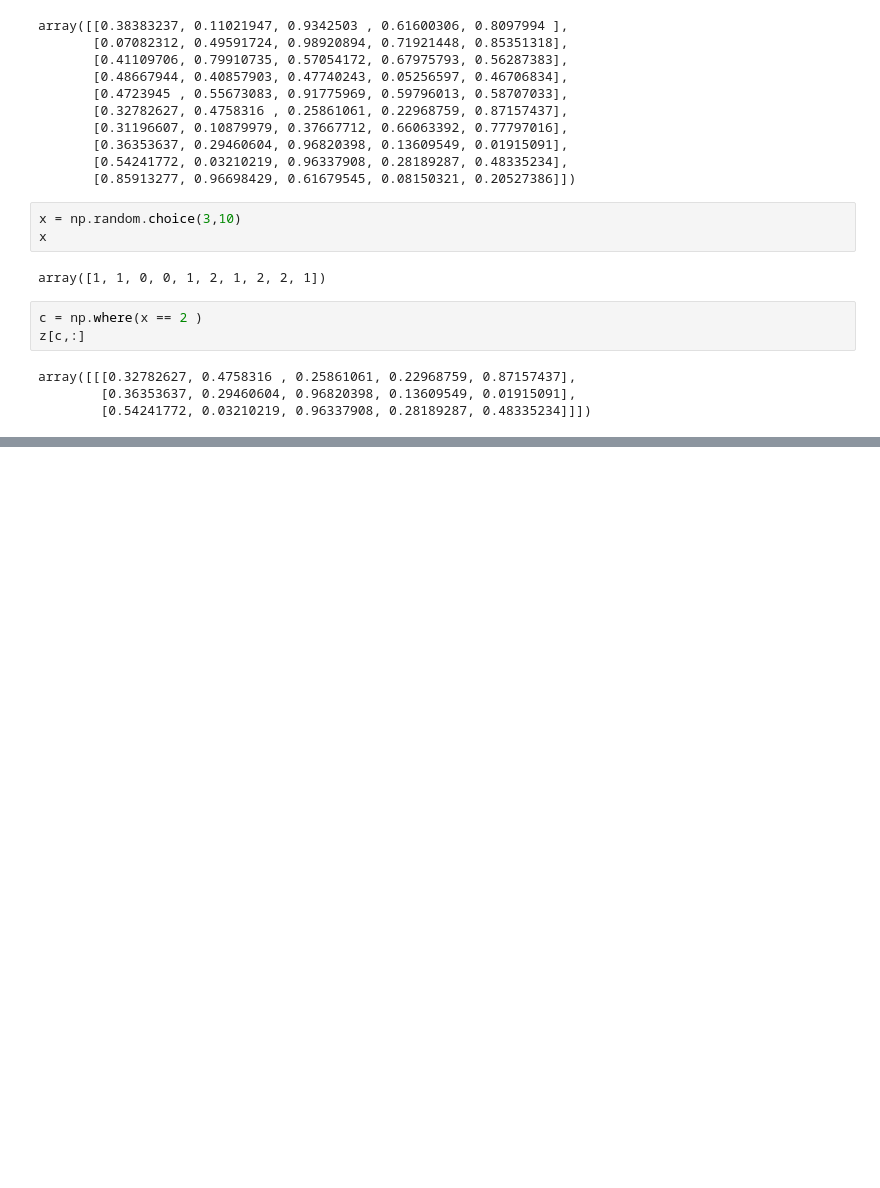
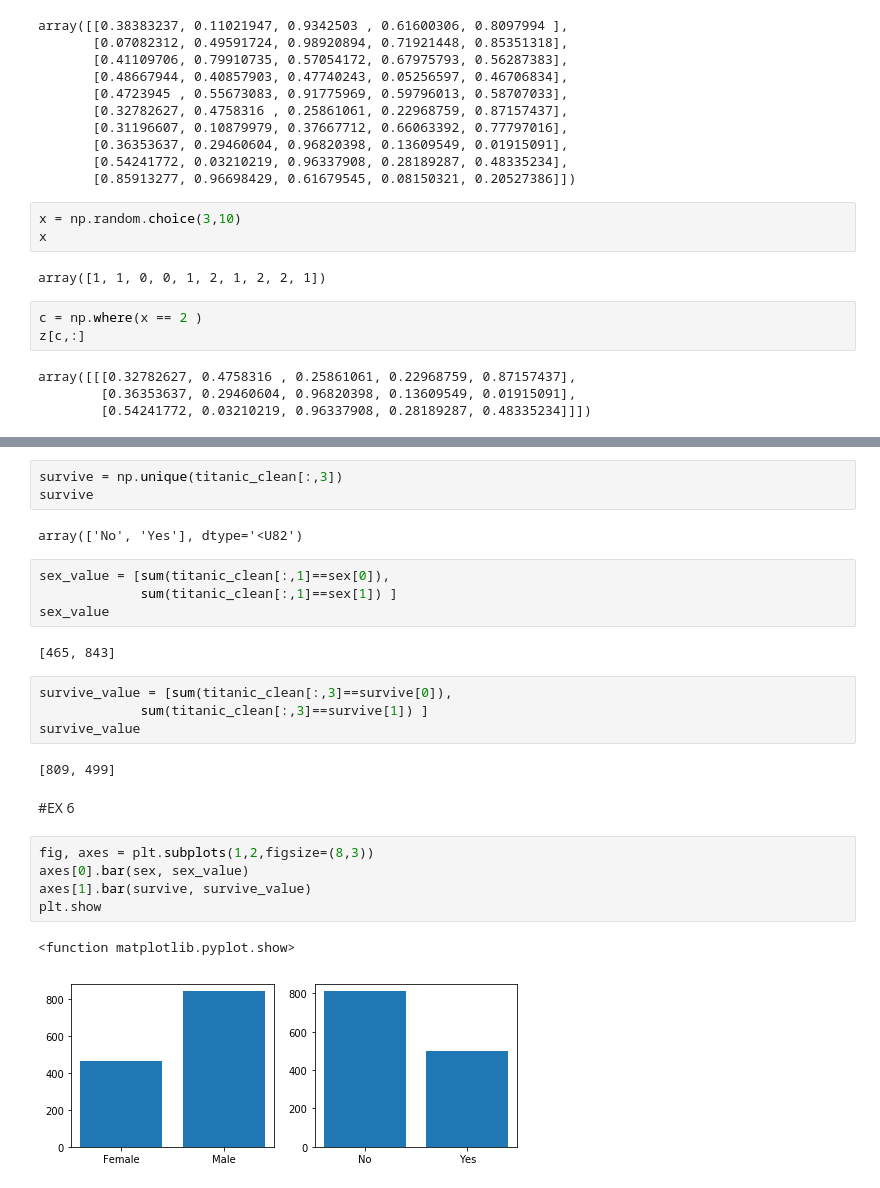
Before and after one commit to zgamepara/DataWarehouse, a Jupyter notebook: Untitled0.ipynb, the cells around one changed output, grey strips where cells are left out. Cells and saved outputs as stored; diff of their text form; blank space fills up the shorter version.

```diff
--- a/Untitled0.ipynb
+++ b/Untitled0.ipynb
@@ -294,0 +386,27 @@ array([[[0.32782627, 0.4758316 , 0.25861061, 0.22968759, 0.87157437],
+# %%
+survive = np.unique(titanic_clean[:,3])
+survive
+# %% [output]
+array(['No', 'Yes'], dtype='<U82')
+# %%
+sex_value = [sum(titanic_clean[:,1]==sex[0]),
+             sum(titanic_clean[:,1]==sex[1]) ]
+sex_value
+# %% [output]
+[465, 843]
+# %%
+survive_value = [sum(titanic_clean[:,3]==survive[0]),
+             sum(titanic_clean[:,3]==survive[1]) ]
+survive_value
+# %% [output]
+[809, 499]
+# %% [markdown]
+#EX 6
+# %%
+fig, axes = plt.subplots(1,2,figsize=(8,3))
+axes[0].bar(sex, sex_value)
+axes[1].bar(survive, survive_value)
+plt.show
+# %% [output]
+<function matplotlib.pyplot.show>
+[figure, added]
```
Also changed, not shown: parts of 20 cells of this notebook.
